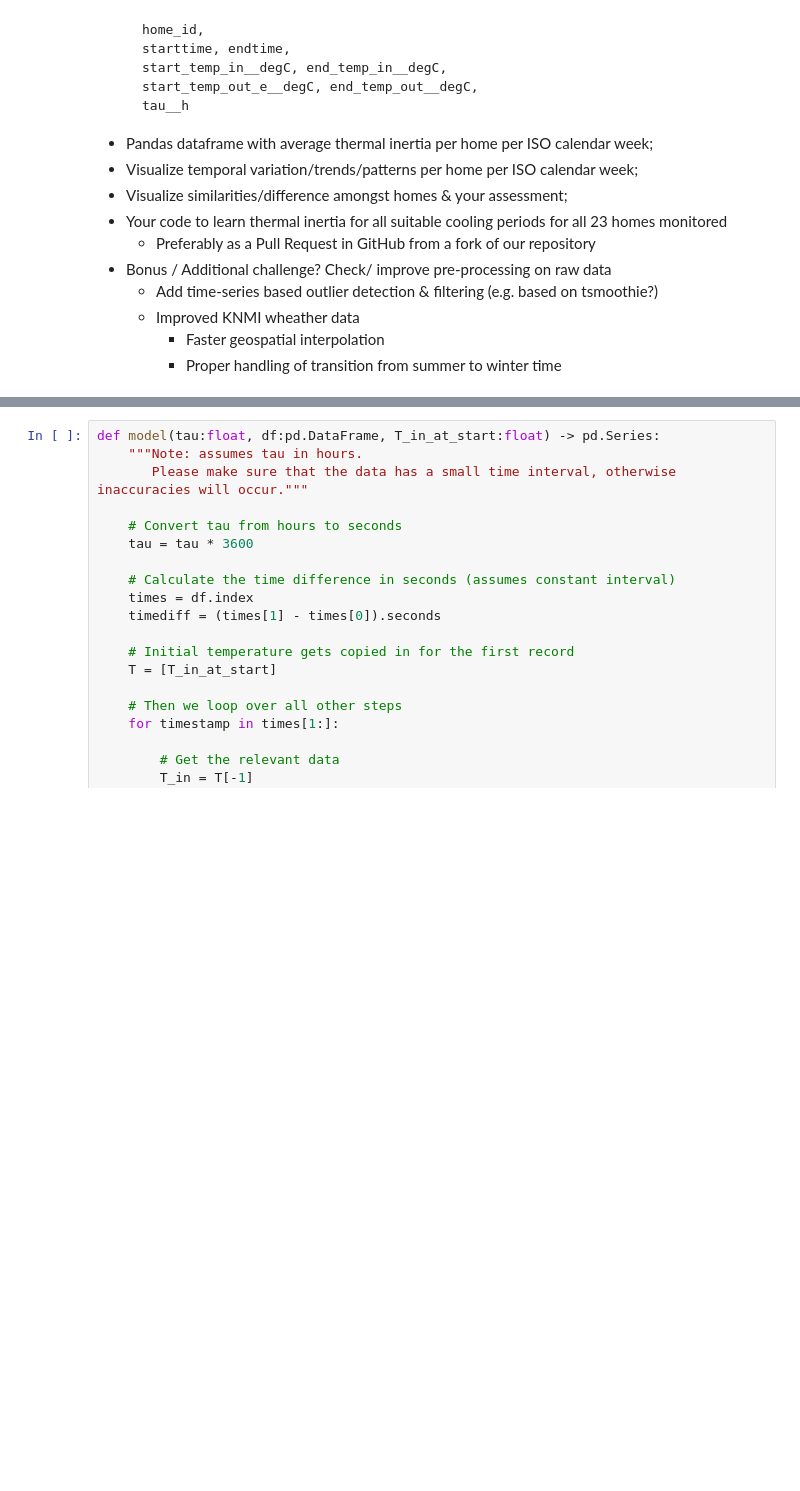
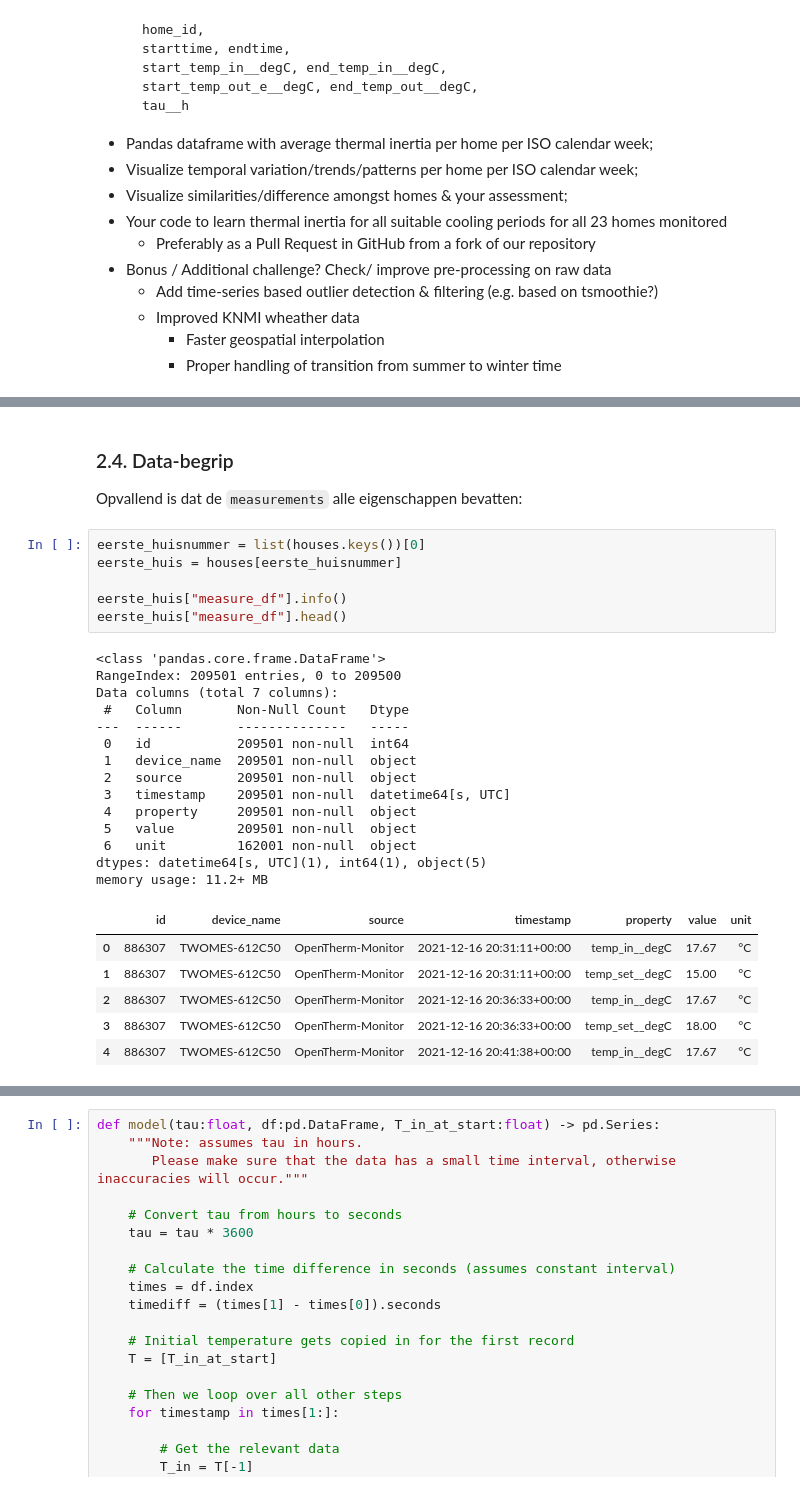
Before and after one commit to usadson/machine-learning, a Jupyter notebook: Thema 1/Themaopdracht/Opdracht.ipynb, the cells around one changed output, grey strips where cells are left out. Cells and saved outputs as stored; diff of their text form; blank space fills up the shorter version.

```diff
--- a/Thema 1/Themaopdracht/Opdracht.ipynb
+++ b/Thema 1/Themaopdracht/Opdracht.ipynb
@@ -77,0 +115,30 @@ df_weather
+# %% [markdown]
+### 2.4. Data-begrip
+Opvallend is dat de `measurements` alle eigenschappen bevatten:
+# %%
+eerste_huisnummer = list(houses.keys())[0]
+eerste_huis = houses[eerste_huisnummer]
+
+eerste_huis["measure_df"].info()
+eerste_huis["measure_df"].head()
+# %% [output]
+<class 'pandas.core.frame.DataFrame'>
+RangeIndex: 209501 entries, 0 to 209500
+Data columns (total 7 columns):
+ #   Column       Non-Null Count   Dtype
+---  ------       --------------   -----
+ 0   id           209501 non-null  int64
+ 1   device_name  209501 non-null  object
+ 2   source       209501 non-null  object
+ 3   timestamp    209501 non-null  datetime64[s, UTC]
+ 4   property     209501 non-null  object
+ 5   value        209501 non-null  object
+ 6   unit         162001 non-null  object
+dtypes: datetime64[s, UTC](1), int64(1), object(5)
+memory usage: 11.2+ MB
+|  | id | device_name | source | timestamp | property | value | unit |
+| 0 | 886307 | TWOMES-612C50 | OpenTherm-Monitor | 2021-12-16 20:31:11+00:00 | temp_in__degC | 17.67 | °C |
+| 1 | 886307 | TWOMES-612C50 | OpenTherm-Monitor | 2021-12-16 20:31:11+00:00 | temp_set__degC | 15.00 | °C |
+| 2 | 886307 | TWOMES-612C50 | OpenTherm-Monitor | 2021-12-16 20:36:33+00:00 | temp_in__degC | 17.67 | °C |
+| 3 | 886307 | TWOMES-612C50 | OpenTherm-Monitor | 2021-12-16 20:36:33+00:00 | temp_set__degC | 18.00 | °C |
+| 4 | 886307 | TWOMES-612C50 | OpenTherm-Monitor | 2021-12-16 20:41:38+00:00 | temp_in__degC | 17.67 | °C |
```
Also changed, not shown: parts of 47 cells of this notebook, 1 other file.
